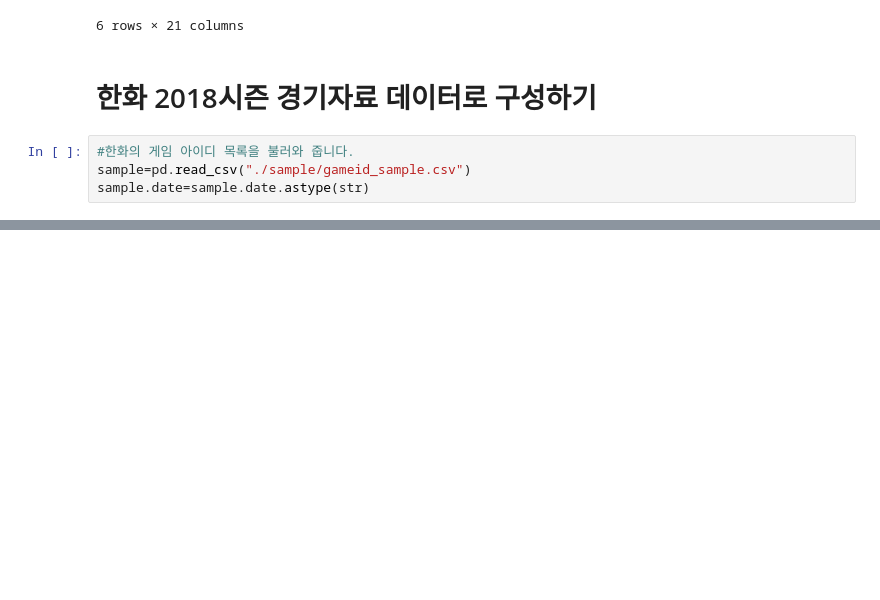
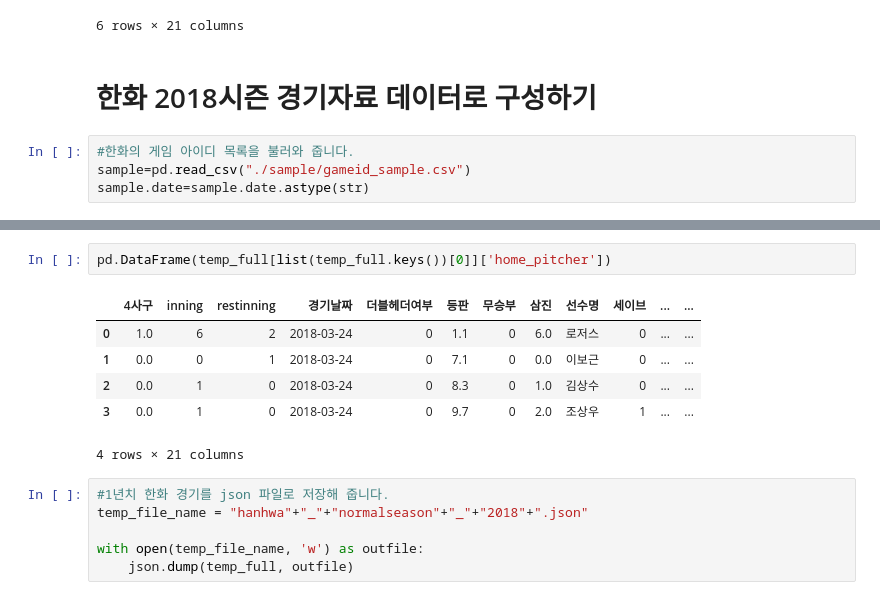
Before and after one commit to LOPES-HUFS/Data_Wrangling_for_KBO, a Jupyter notebook: notebook.ipynb, the cells around one changed output, grey strips where cells are left out. Cells and saved outputs as stored; diff of their text form; blank space fills up the shorter version.

Commit message:
쥬피터 코드 추가
한화 1년치 json 파일과 쥬피터노트북에 1년치 자료 만드는 코드 추가

```diff
--- a/notebook.ipynb
+++ b/notebook.ipynb
@@ -195,0 +250,15 @@ for i in range(0,len(sample)):
+# %%
+pd.DataFrame(temp_full[list(temp_full.keys())[0]]['home_pitcher'])
+# %% [output]
+|  | 4사구 | inning | restinning | 경기날짜 | 더블헤더여부 | 등판 | 무승부 | 삼진 | 선수명 | 세이브 | ... | ... |
+| 0 | 1.0 | 6 | 2 | 2018-03-24 | 0 | 1.1 | 0 | 6.0 | 로저스 | 0 | ... | ... |
+| 1 | 0.0 | 0 | 1 | 2018-03-24 | 0 | 7.1 | 0 | 0.0 | 이보근 | 0 | ... | ... |
+| 2 | 0.0 | 1 | 0 | 2018-03-24 | 0 | 8.3 | 0 | 1.0 | 김상수 | 0 | ... | ... |
+| 3 | 0.0 | 1 | 0 | 2018-03-24 | 0 | 9.7 | 0 | 2.0 | 조상우 | 1 | ... | ... |
+4 rows × 21 columns
+# %%
+#1년치 한화 경기를 json 파일로 저장해 줍니다.
+temp_file_name = "hanhwa"+"_"+"normalseason"+"_"+"2018"+".json"
+
+with open(temp_file_name, 'w') as outfile:
+    json.dump(temp_full, outfile)
```
Also changed, not shown: parts of 8 cells of this notebook, 1 other file.
